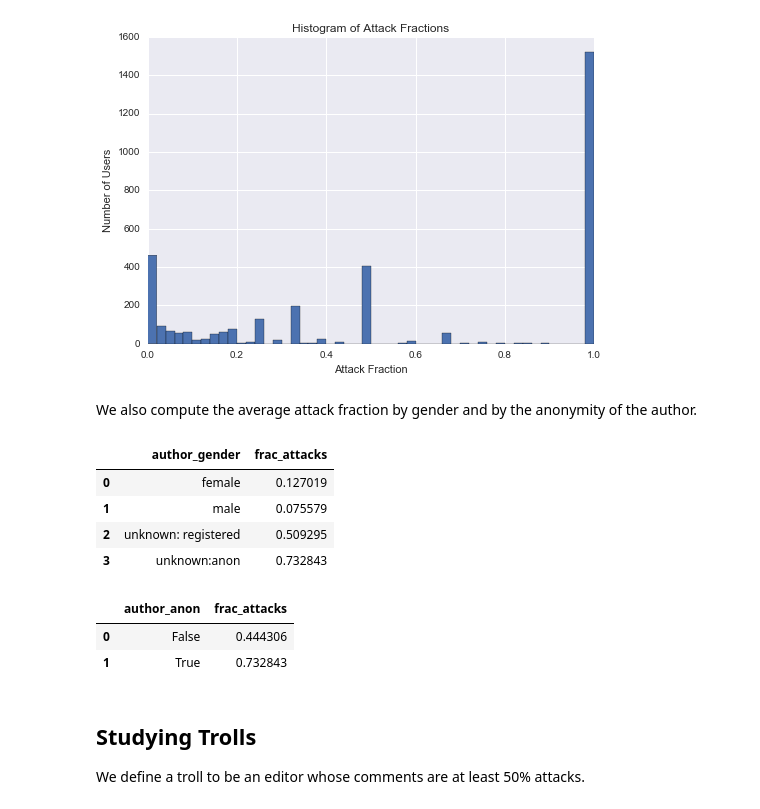
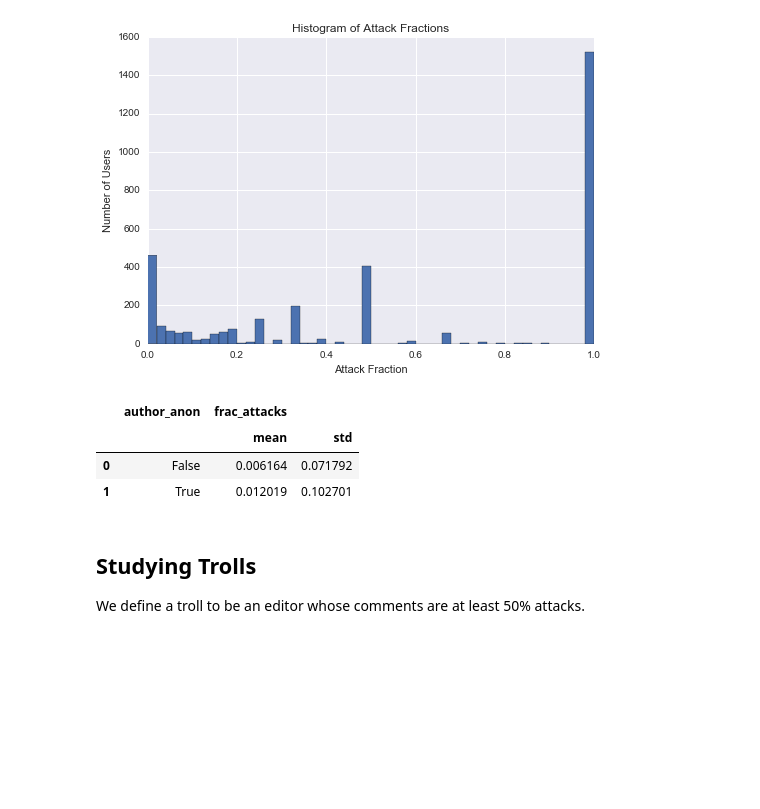
Before and after one commit to ewulczyn/wiki-detox, a Jupyter notebook: src/analysis/Attackers, Victims, and Trolls.ipynb, the cells around one changed output. Drawn from its saved outputs; the diff is of its cells as text; code cells hidden in the pictures; blank space fills up the shorter version.

```diff
--- a/src/analysis/Attackers, Victims, and Trolls.ipynb
+++ b/src/analysis/Attackers, Victims, and Trolls.ipynb
@@ -28,3 +33,0 @@ We compute the fraction of each users revisions that are classified as attacks.
-# %%
-df_a.columns = ['user_text', 'author_anon', 'total', 'attacks', 'user_id']
-df_a = df_a.query('attacks > 0')
@@ -42,22 +43,13 @@ hist.set_ylabel('Number of Users')
 # %% [output]
 <matplotlib.text.Text at 0x...>
 [figure]
-# %% [markdown]
-We also compute the average attack fraction by gender and by the anonymity of the author.
 # %%
-df_a.groupby('author_gender', as_index = False).agg({'frac_attacks': 'mean'})
+df_a.groupby('author_anon', as_index = False).agg({'frac_attacks': ['mean', 'std']})
 # %% [output]
-|  | author_gender | frac_attacks |
-| 0 | female | 0.127019 |
-| 1 | male | 0.075579 |
-| 2 | unknown: registered | 0.509295 |
-| 3 | unknown:anon | 0.732843 |
+|  | author_anon | frac_attacks |  |
+|  |  | mean | std |
+| 0 | False | 0.006164 | 0.071792 |
+| 1 | True | 0.012019 | 0.102701 |
-# %%
-df_a.groupby('author_anon', as_index = False).agg({'frac_attacks': 'mean'})
-# %% [output]
-|  | author_anon | frac_attacks |
-| 0 | False | 0.444306 |
-| 1 | True | 0.732843 |
 # %% [markdown]
 ## Studying Trolls
 
```
Also changed, not shown: parts of 25 cells of this notebook.
